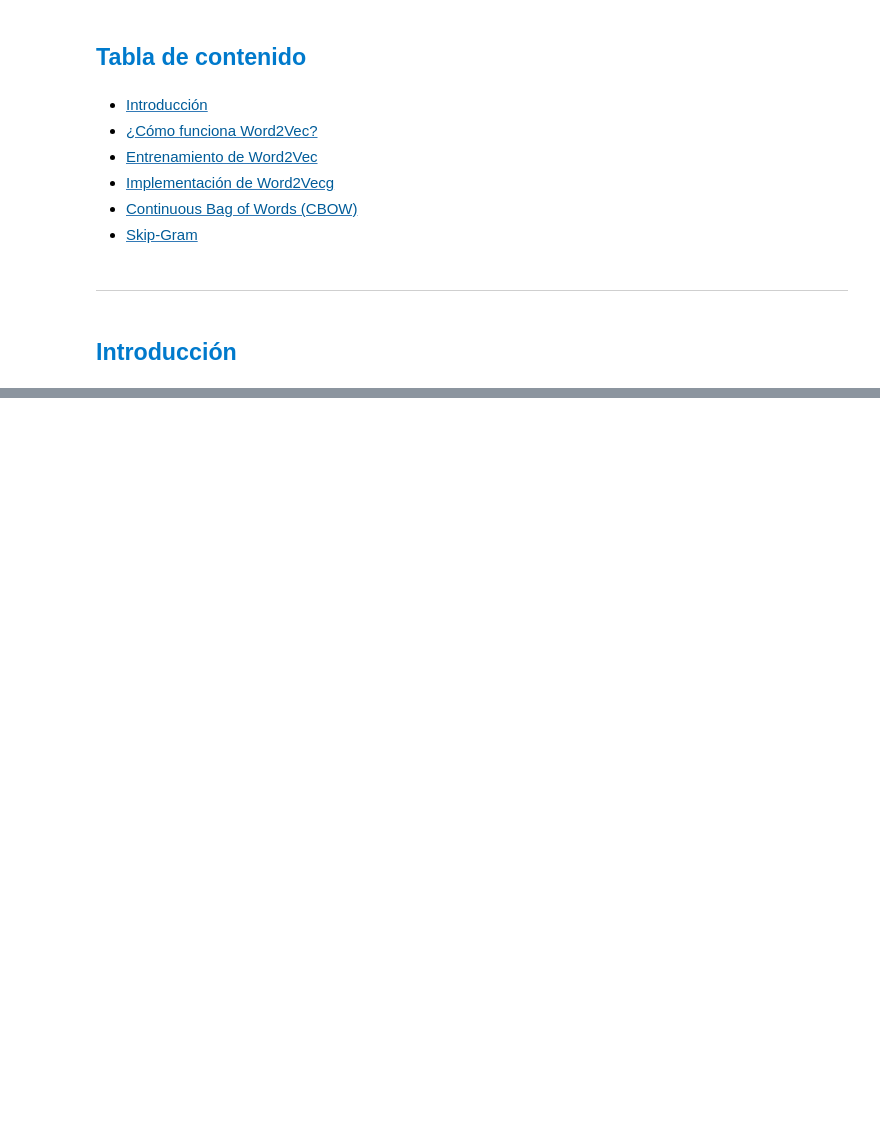
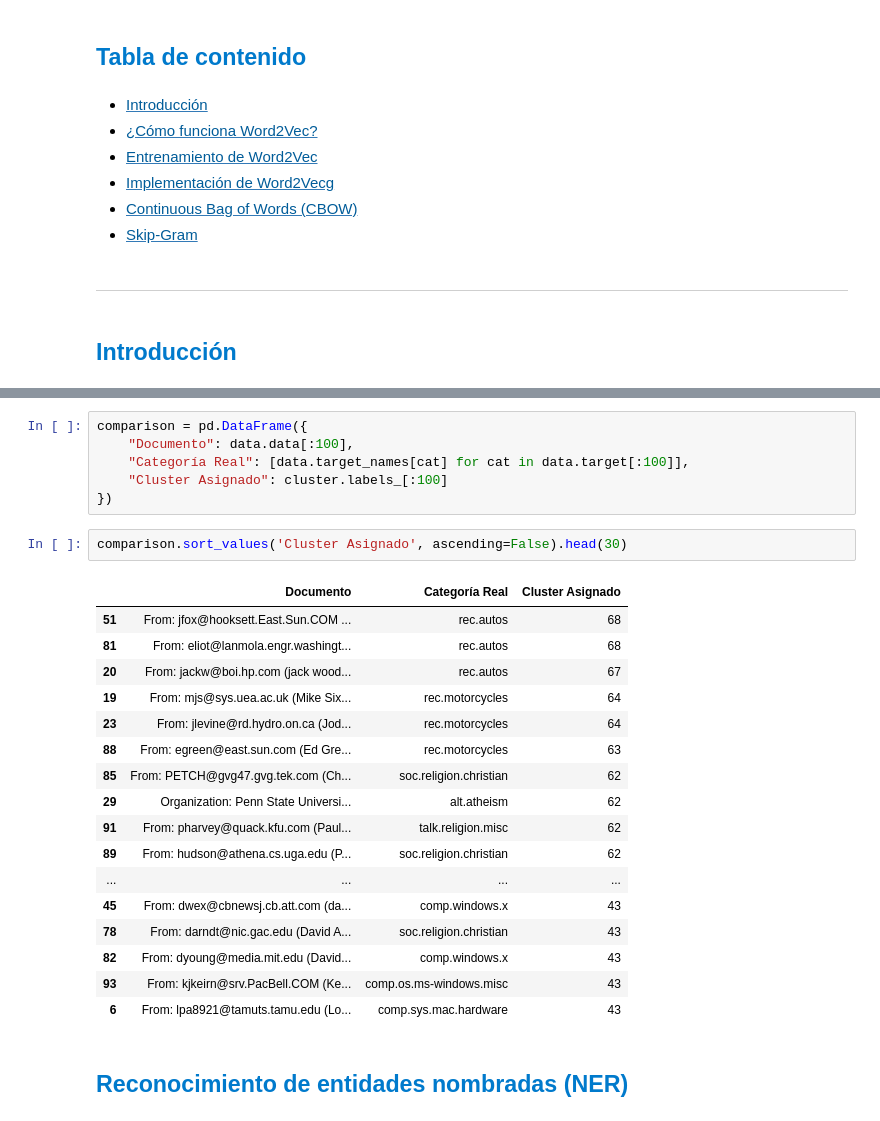
Before and after one commit to contreras-juan/UPTC_Diplomado_ML, a Jupyter notebook: 5_Aprendizaje_Profundo/Cuadernos/16_Transformers.ipynb, the cells around one changed output, grey strips where cells are left out. Saved outputs shown, nothing was run; the diff lists cells and outputs as text; blank space fills up the shorter version.

```diff
--- a/5_Aprendizaje_Profundo/Cuadernos/16_Transformers.ipynb
+++ b/5_Aprendizaje_Profundo/Cuadernos/16_Transformers.ipynb
@@ -23,0 +294,28 @@
+# %%
+comparison = pd.DataFrame({
+    "Documento": data.data[:100],
+    "Categoría Real": [data.target_names[cat] for cat in data.target[:100]],
+    "Cluster Asignado": cluster.labels_[:100]
+})
+# %%
+comparison.sort_values('Cluster Asignado', ascending=False).head(30)
+# %% [output]
+|  | Documento | Categoría Real | Cluster Asignado |
+| 51 | From: jfox@hooksett.East.Sun.COM ... | rec.autos | 68 |
+| 81 | From: eliot@lanmola.engr.washingt... | rec.autos | 68 |
+| 20 | From: jackw@boi.hp.com (jack wood... | rec.autos | 67 |
+| 19 | From: mjs@sys.uea.ac.uk (Mike Six... | rec.motorcycles | 64 |
+| 23 | From: jlevine@rd.hydro.on.ca (Jod... | rec.motorcycles | 64 |
+| 88 | From: egreen@east.sun.com (Ed Gre... | rec.motorcycles | 63 |
+| 85 | From: PETCH@gvg47.gvg.tek.com (Ch... | soc.religion.christian | 62 |
+| 29 | Organization: Penn State Universi... | alt.atheism | 62 |
+| 91 | From: pharvey@quack.kfu.com (Paul... | talk.religion.misc | 62 |
+| 89 | From: hudson@athena.cs.uga.edu (P... | soc.religion.christian | 62 |
+| ... | ... | ... | ... |
+| 45 | From: dwex@cbnewsj.cb.att.com (da... | comp.windows.x | 43 |
+| 78 | From: darndt@nic.gac.edu (David A... | soc.religion.christian | 43 |
+| 82 | From: dyoung@media.mit.edu (David... | comp.windows.x | 43 |
+| 93 | From: kjkeirn@srv.PacBell.COM (Ke... | comp.os.ms-windows.misc | 43 |
+| 6 | From: lpa8921@tamuts.tamu.edu (Lo... | comp.sys.mac.hardware | 43 |
+# %% [markdown]
+<h2 style="color: #007ACC;"> Reconocimiento de entidades nombradas (NER) </h2>
```
Also changed, not shown: parts of 57 cells of this notebook, 2 other files.
